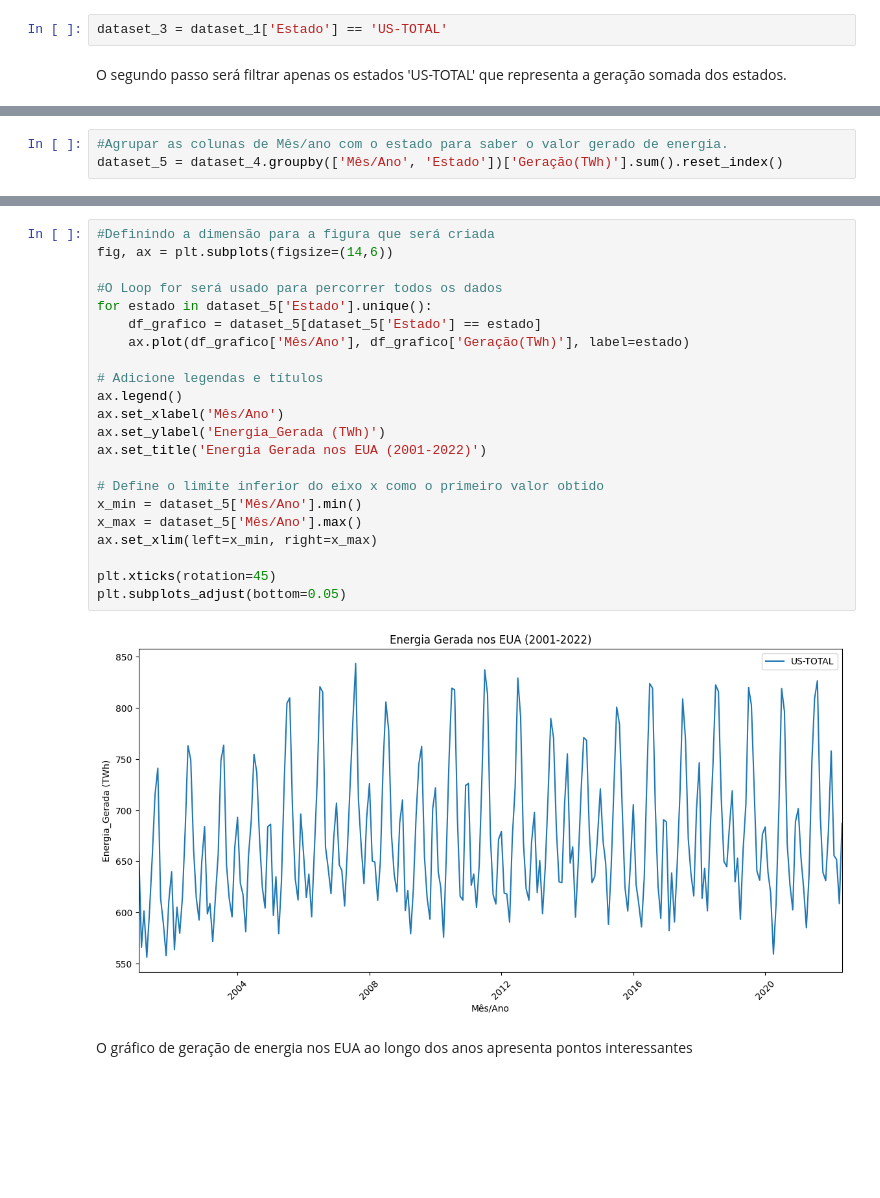
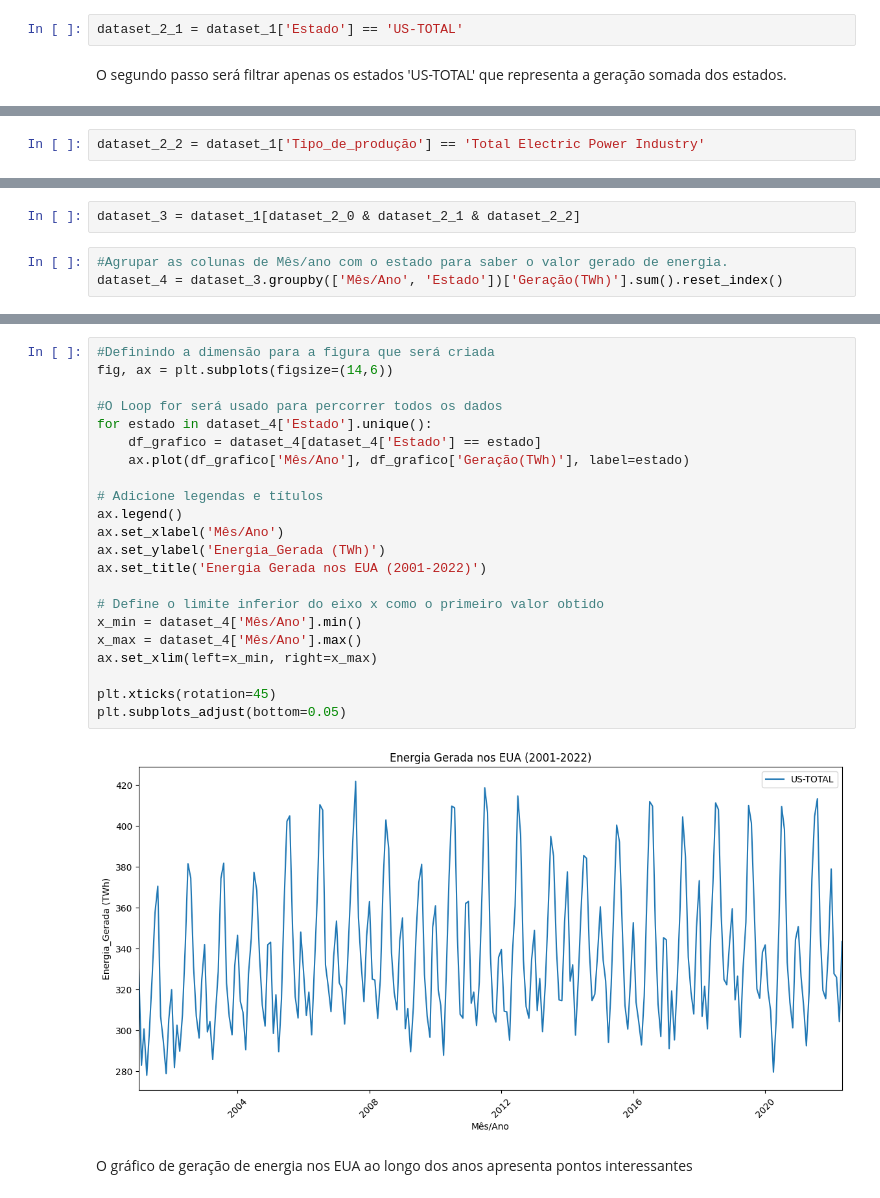
Before and after one commit to Higordevellard/MVP_01, a Jupyter notebook: mvp_sprint_1.ipynb, the cells around one changed output, grey strips where cells are left out. Cells and saved outputs as stored; diff of their text form; blank space fills up the shorter version.

```diff
--- a/mvp_sprint_1.ipynb
+++ b/mvp_sprint_1.ipynb
@@ -209,6 +209,6 @@ dataset_2 = dataset_1['Fonte_de_Energia'] == 'Total'
 # %% [markdown]
 Primeiramente, preciso selecionar apenas as linhas em que a fonte de energia seja igual a "Total", ou seja, esteja somando todos os tipos de fonte energia.
 # %%
-dataset_3 = dataset_1['Estado'] == 'US-TOTAL'
+dataset_2_1 = dataset_1['Estado'] == 'US-TOTAL'
 # %% [markdown]
 O segundo passo será filtrar apenas os estados 'US-TOTAL' que representa a geração somada dos estados.
@@ -216,0 +215,2 @@ dataset_4 = dataset_1[dataset_2 & dataset_3]
+# %%
+dataset_2_2 = dataset_1['Tipo_de_produção'] == 'Total Electric Power Industry'
@@ -217,4 +219,6 @@ dataset_4 = dataset_1[dataset_2 & dataset_3]
+# %%
+dataset_3 = dataset_1[dataset_2_0 & dataset_2_1 & dataset_2_2]
 # %%
 #Agrupar as colunas de Mês/ano com o estado para saber o valor gerado de energia.
-dataset_5 = dataset_4.groupby(['Mês/Ano', 'Estado'])['Geração(TWh)'].sum().reset_index()
+dataset_4 = dataset_3.groupby(['Mês/Ano', 'Estado'])['Geração(TWh)'].sum().reset_index()
 # %%
@@ -229,27 +246,27 @@ dataset_5.head()
 # %%
 #Definindo a dimensão para a figura que será criada
 fig, ax = plt.subplots(figsize=(14,6))
 
 #O Loop for será usado para percorrer todos os dados
-for estado in dataset_5['Estado'].unique():
-    df_grafico = dataset_5[dataset_5['Estado'] == estado]
+for estado in dataset_4['Estado'].unique():
+    df_grafico = dataset_4[dataset_4['Estado'] == estado]
     ax.plot(df_grafico['Mês/Ano'], df_grafico['Geração(TWh)'], label=estado)
 
 # Adicione legendas e títulos
 ax.legend()
 ax.set_xlabel('Mês/Ano')
 ax.set_ylabel('Energia_Gerada (TWh)')
 ax.set_title('Energia Gerada nos EUA (2001-2022)')
 
 # Define o limite inferior do eixo x como o primeiro valor obtido
-x_min = dataset_5['Mês/Ano'].min()
-x_max = dataset_5['Mês/Ano'].max()
+x_min = dataset_4['Mês/Ano'].min()
+x_max = dataset_4['Mês/Ano'].max()
 ax.set_xlim(left=x_min, right=x_max)
 
 plt.xticks(rotation=45)
 plt.subplots_adjust(bottom=0.05)
 # %% [output]
-[figure, old version]
+[figure, new version]
 # %% [markdown]
 O gráfico de geração de energia nos EUA ao longo dos anos apresenta pontos interessantes
 # %%
```
Also changed, not shown: parts of 9 cells of this notebook.
